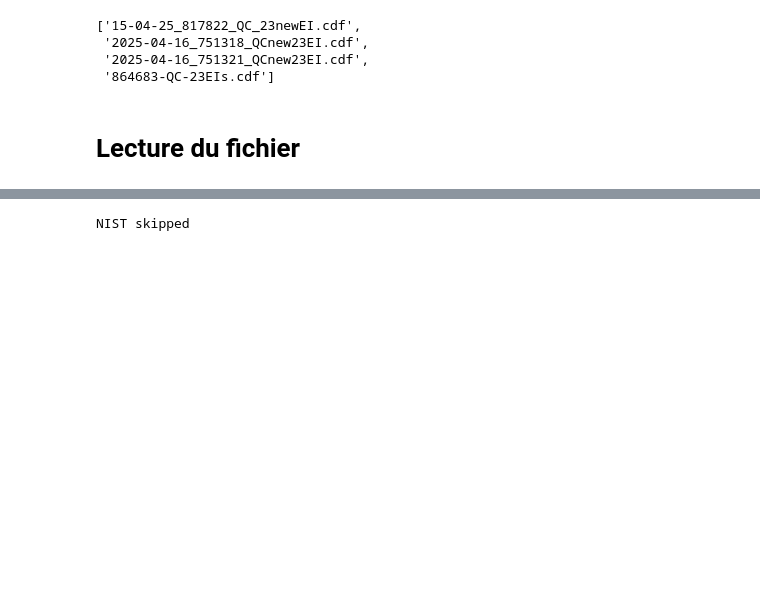
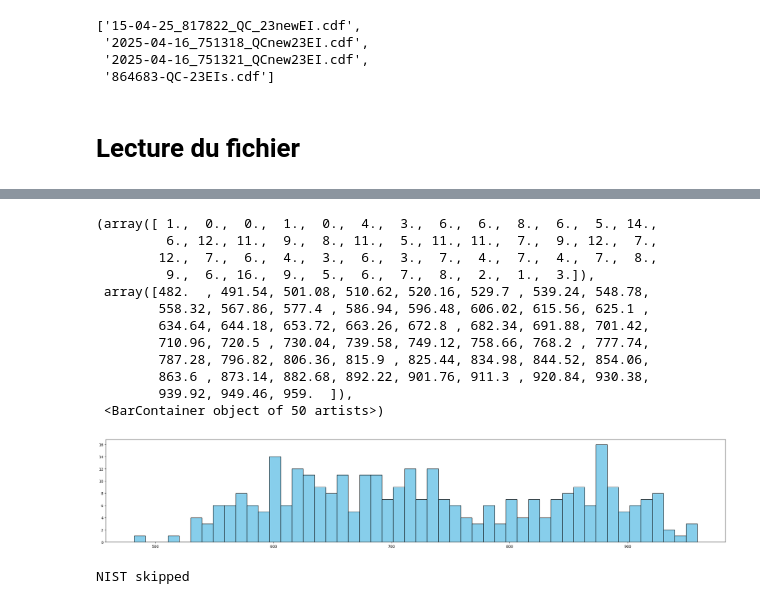
Before and after one commit to Lollith/Python-2DGC-Alignment, a Jupyter notebook: notebooks/db_scan.ipynb, the cells around one changed output, grey strips where cells are left out. Saved outputs shown, nothing was run; the diff lists cells and outputs as text; code cells hidden in the pictures; blank space fills up the shorter version.

```diff
--- a/notebooks/db_scan.ipynb
+++ b/notebooks/db_scan.ipynb
@@ -86 +99,45 @@ divide by zero encountered in log
+# %%
+import pandas as pd
+import logging
+import pyms
+import pyms_nist_search
+
+def matching_from_spectra(spectra):
+    search = pyms_nist_search.Engine(
+        "C:/Users/camil/Documents/NIST/mainlib/",
+        pyms_nist_search.NISTMS_MAIN_LIB,
+        "C:/Users/camil/Documents/NIST/mainlib/",
+        )
+
+    logger=logging.getLogger('pyms_nist_search')
+    logger.setLevel('ERROR')
+    logger=logging.getLogger('pyms')
+    logger.setLevel('ERROR')
+    masses=  np.arange(35, len(spectra)+35)
+
+    mass_spectrum = pyms.Spectrum.MassSpectrum(masses, spectra)
+    hits = search.full_search_with_ref_data(mass_spectrum, n_hits=5)
+    return hits
+# %%
+import warnings
+warnings.filterwarnings("ignore")
+test=[]
+for item in (matches):
+    test.append(matching_from_spectra(item[1][0]['spectra'] )[0][0].match_factor)
+# %%
+plt.hist(test, bins=50, color='skyblue', edgecolor='black')
+# %% [output]
+(array([ 1.,  0.,  0.,  1.,  0.,  4.,  3.,  6.,  6.,  8.,  6.,  5., 14.,
+         6., 12., 11.,  9.,  8., 11.,  5., 11., 11.,  7.,  9., 12.,  7.,
+        12.,  7.,  6.,  4.,  3.,  6.,  3.,  7.,  4.,  7.,  4.,  7.,  8.,
+         9.,  6., 16.,  9.,  5.,  6.,  7.,  8.,  2.,  1.,  3.]),
+ array([482.  , 491.54, 501.08, 510.62, 520.16, 529.7 , 539.24, 548.78,
+        558.32, 567.86, 577.4 , 586.94, 596.48, 606.02, 615.56, 625.1 ,
+        634.64, 644.18, 653.72, 663.26, 672.8 , 682.34, 691.88, 701.42,
+        710.96, 720.5 , 730.04, 739.58, 749.12, 758.66, 768.2 , 777.74,
+        787.28, 796.82, 806.36, 815.9 , 825.44, 834.98, 844.52, 854.06,
+        863.6 , 873.14, 882.68, 892.22, 901.76, 911.3 , 920.84, 930.38,
+        939.92, 949.46, 959.  ]),
+ <BarContainer object of 50 artists>)
+[figure, added]
 # %%
```
Also changed, not shown: parts of 51 cells of this notebook.
